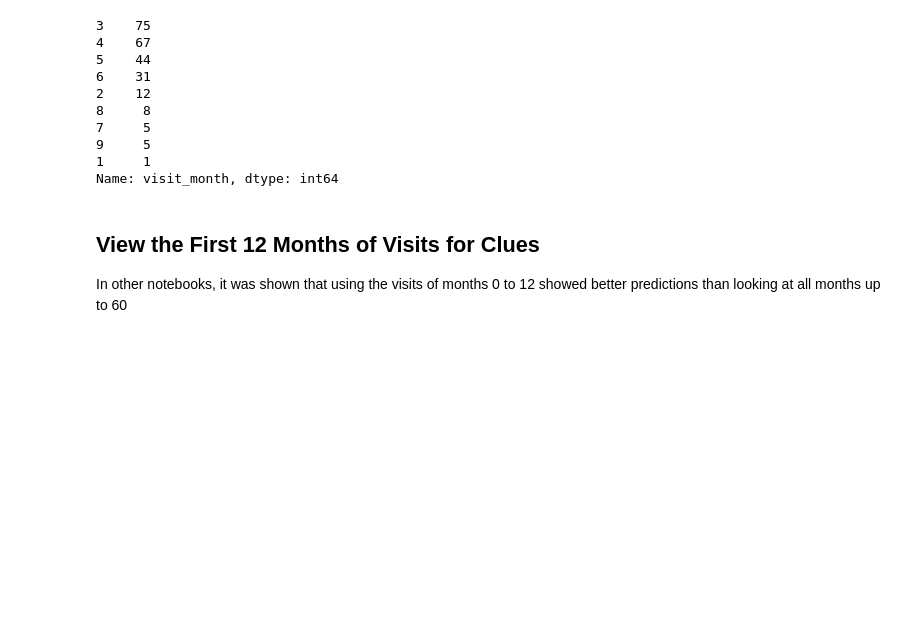
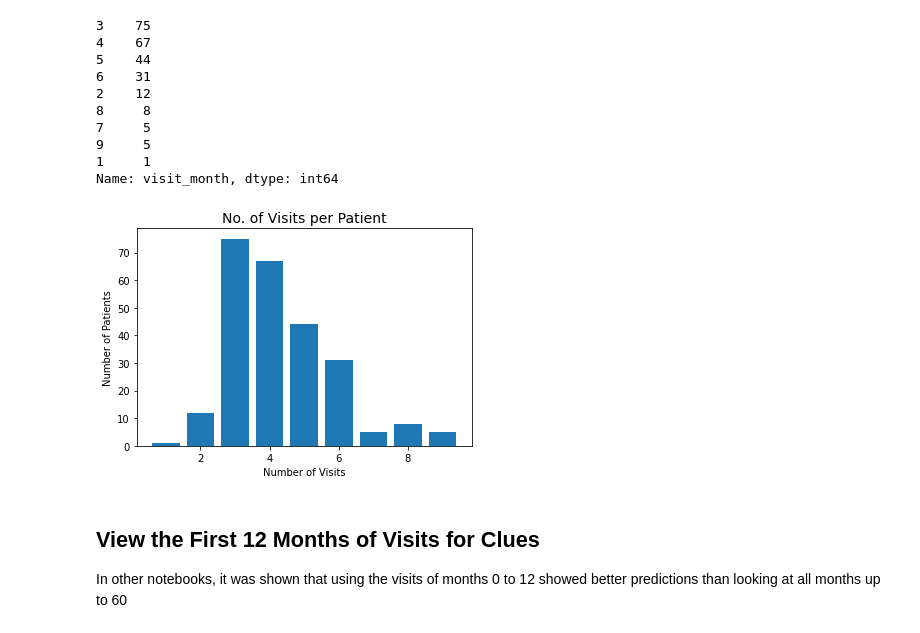
Before and after one commit to dagartga/Boosted-Models-for-Parkinsons-Prediction, a Jupyter notebook: parkinsons_1/notebooks/Patient_Data_EDA.ipynb, the cells around one changed output. Drawn from its saved outputs; the diff is of its cells as text; code cells hidden in the pictures; blank space fills up the shorter version.

```diff
--- a/parkinsons_1/notebooks/Patient_Data_EDA.ipynb
+++ b/parkinsons_1/notebooks/Patient_Data_EDA.ipynb
@@ -38,6 +38,18 @@ updrs1_df.groupby('patient_id')['visit_month'].nunique().value_counts()
 9     5
 1     1
 Name: visit_month, dtype: int64
+# %%
+# how many patients only have one visit?
+updrs1_df_visit_mo = updrs1_df.groupby('patient_id')['visit_month'].nunique().value_counts()
+updrs1_df_visit_mo = updrs1_df_visit_mo.sort_index()
+
+plt.bar(updrs1_df_visit_mo.index, updrs1_df_visit_mo.values)
+plt.xlabel('Number of Visits')
+plt.ylabel('Number of Patients')
+plt.title('No. of Visits per Patient', fontsize=14)
+plt.show()
+# %% [output]
+[figure, added]
 # %% [markdown]
 ## View the First 12 Months of Visits for Clues
 
```
Also changed, not shown: 2 other files.
